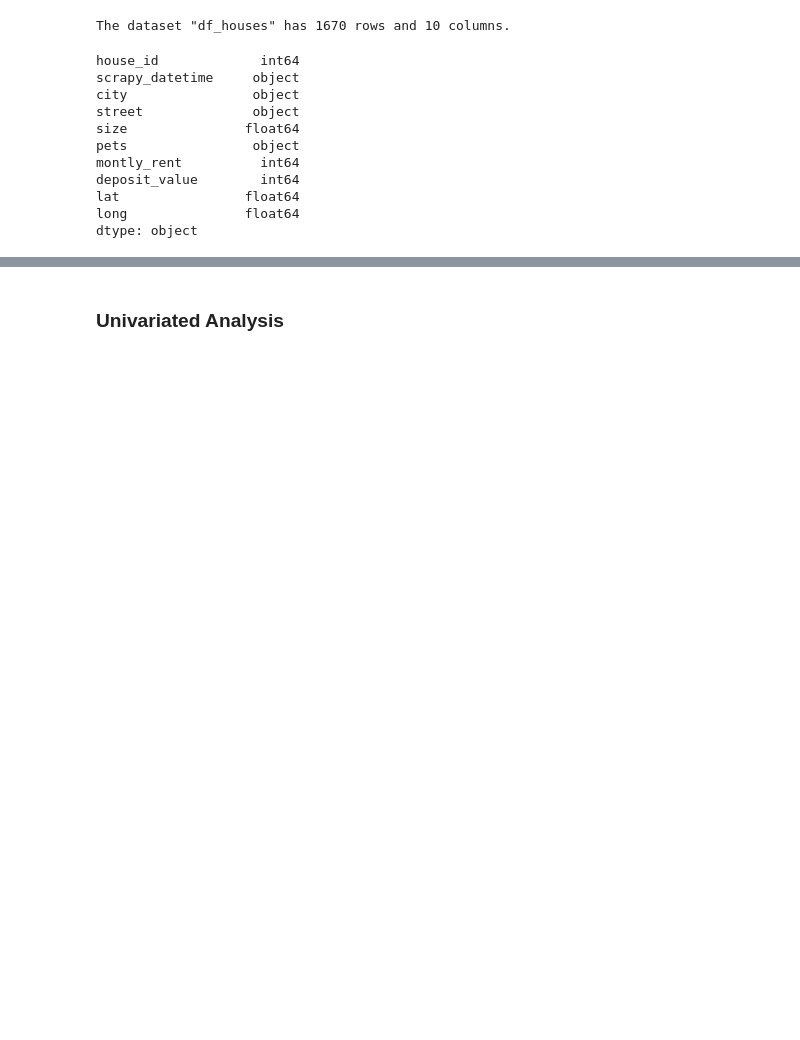
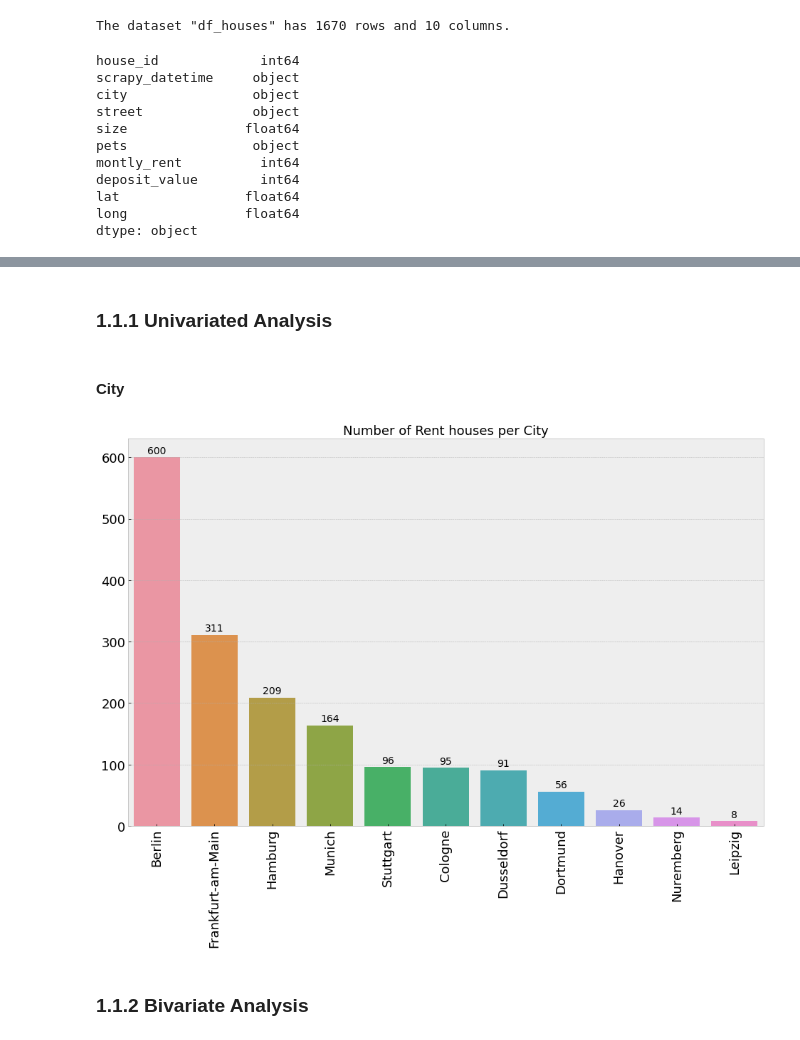
Before and after one commit to felipedmnq/houses-for-rent-Germany, a Jupyter notebook: notebooks/rent_houses_scraping_EDA.ipynb, the cells around one changed output, grey strips where cells are left out. Saved outputs shown, nothing was run; the diff lists cells and outputs as text; code cells hidden in the pictures; blank space fills up the shorter version.

```diff
--- a/notebooks/rent_houses_scraping_EDA.ipynb
+++ b/notebooks/rent_houses_scraping_EDA.ipynb
@@ -9,0 +12,34 @@ from pandas_profiling import ProfileReport
+# %%
+# Function to plot graphs titles and labels
+def info_plot(title, xlabel, ylabel):
+    plt.title(title, fontsize = 18)
+    plt.xlabel(xlabel, fontsize = 14)
+    plt.ylabel(ylabel, fontsize = 14)
+
+# Function to plot values upside the barplot
+def annot_plot(plot):
+    for p in plot.patches:
+        plot.annotate(format(int(p.get_height())),
+                       (p.get_x() + p.get_width() / 2., p.get_height()),
+                       ha = 'center', va = 'center',
+                       xytext = (0, 9),
+                       textcoords = 'offset points',
+                       fontsize = 14)
+    return None
+
+def jupyter_settings():
+    %matplotlib inline
+    %pylab inline
+
+    plt.style.use('bmh')
+    plt.rcParams['figure.figsize'] = [16, 10]
+    plt.rcParams['font.size'] = 18
+
+    dusplay(HTML('<style>.container {width:100% !important;}</style'))
+    pd.options.display.max_columns = None
+    pd.options.display.max_rows = None
+    pd.set_option('display.expand_frame_repr', False)
+
+    sns.set()
+
+jupyter_settings
@@ -61,4 +99,16 @@ df_houses_report
 # %% [output]
 [interactive output not drawn]
 # %% [markdown]
-### Univariated Analysis
+### 1.1.1 Univariated Analysis
+# %% [markdown]
+#### City
+# %%
+# count plot - number of rent houses offer per city.
+ax = sns.barplot(df_houses['city'].value_counts().keys(), y = df_houses['city'].value_counts().values)
+plt.title('Number of Rent houses per City', fontsize = 18)
+plt.xticks(rotation=90)
+annot_plot(ax)
+# %% [output]
+[figure, added]
+# %% [markdown]
+### 1.1.2 Bivariate Analysis
```
Also changed, not shown: parts of 4 cells of this notebook, 1 other file.
